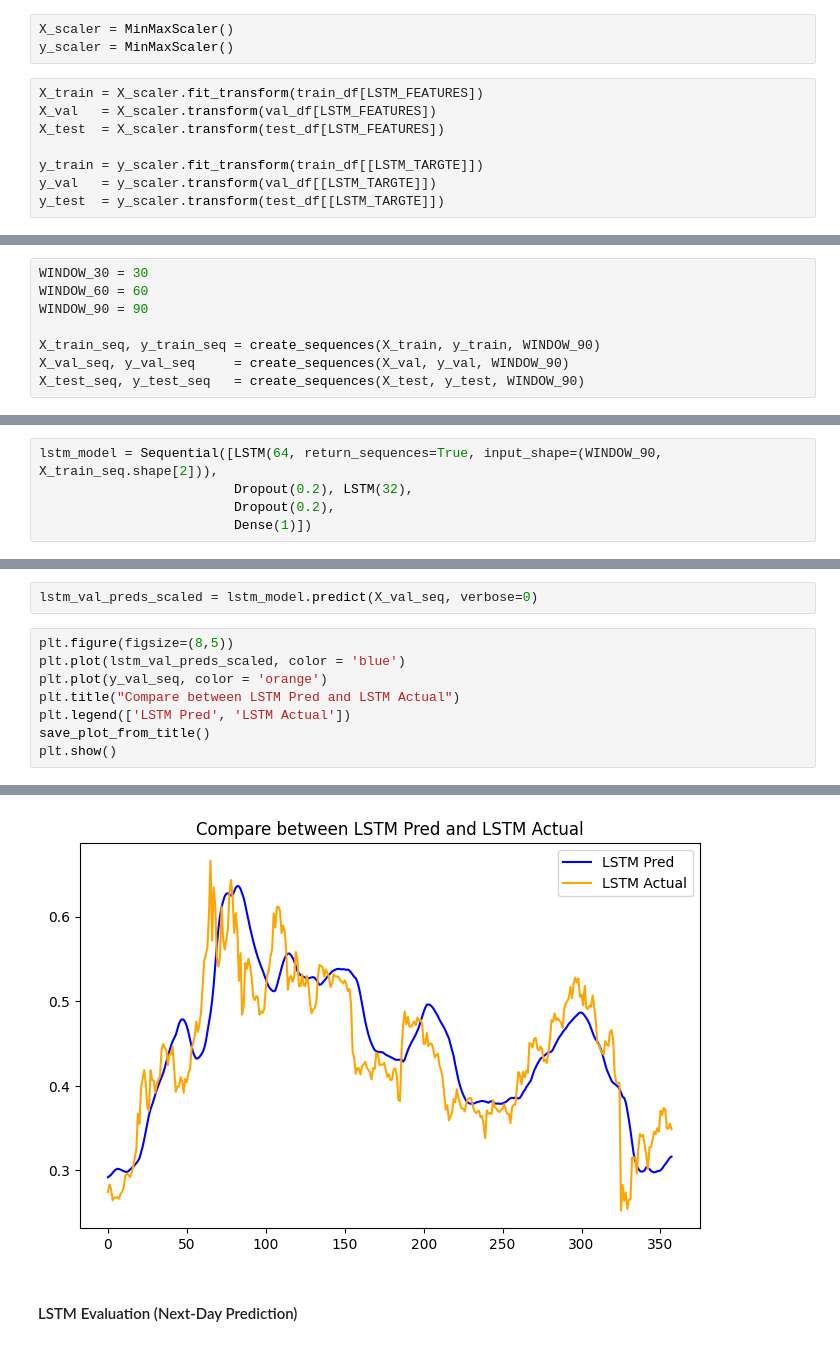
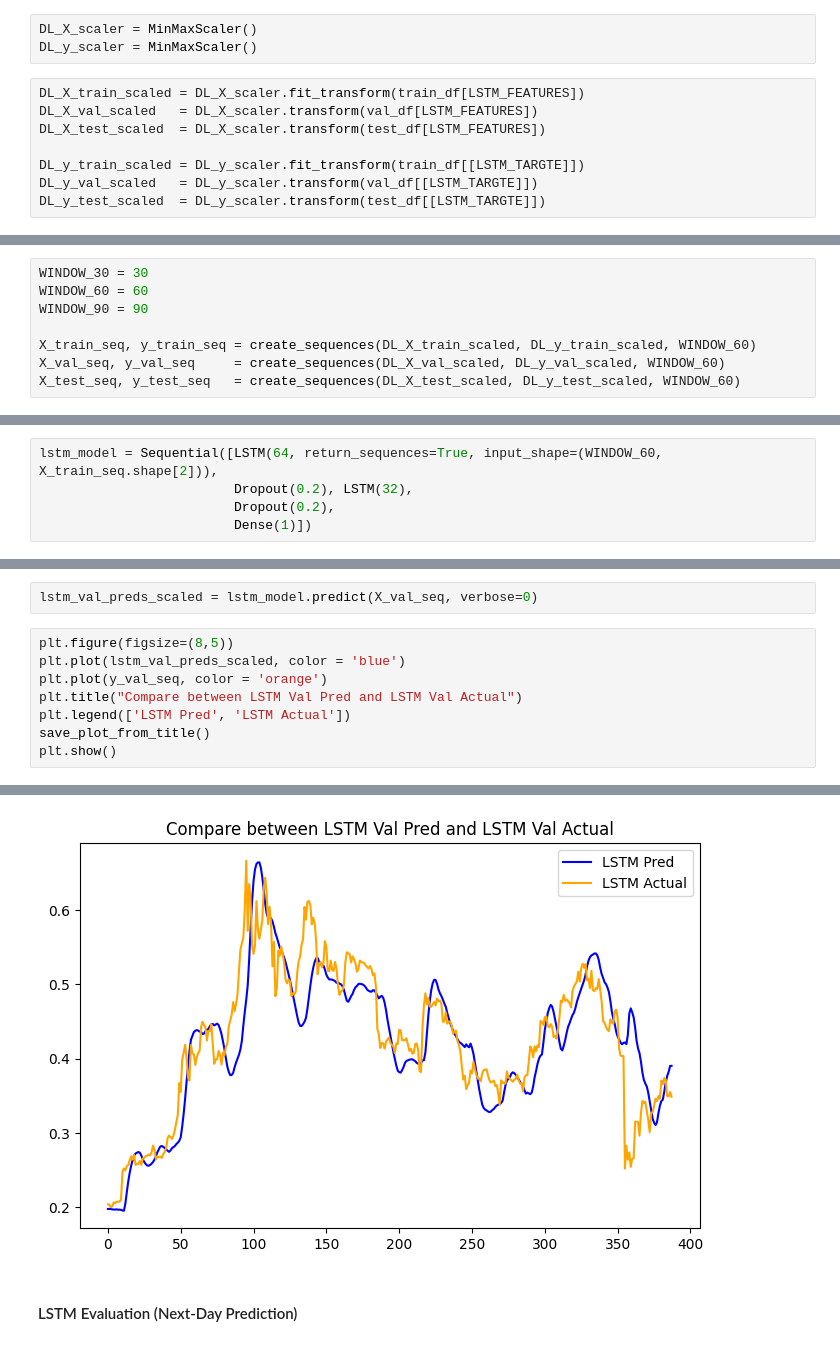
Before and after one commit to naresh5422/crypto-forecasting-project, a Jupyter notebook: notebooks/cryptocurrency_price_forecasting.ipynb, the cells around one changed output, grey strips where cells are left out. Drawn from its saved outputs; the diff is of its cells as text.

```diff
--- a/notebooks/cryptocurrency_price_forecasting.ipynb
+++ b/notebooks/cryptocurrency_price_forecasting.ipynb
@@ -1105,13 +1043,13 @@ train_df = lstm_data.iloc[:train_end]
 val_df   = lstm_data.iloc[train_end:val_end]
 test_df  = lstm_data.iloc[val_end:]
 # %%
-X_scaler = MinMaxScaler()
-y_scaler = MinMaxScaler()
+DL_X_scaler = MinMaxScaler()
+DL_y_scaler = MinMaxScaler()
 # %%
-X_train = X_scaler.fit_transform(train_df[LSTM_FEATURES])
-X_val   = X_scaler.transform(val_df[LSTM_FEATURES])
-X_test  = X_scaler.transform(test_df[LSTM_FEATURES])
+DL_X_train_scaled = DL_X_scaler.fit_transform(train_df[LSTM_FEATURES])
+DL_X_val_scaled   = DL_X_scaler.transform(val_df[LSTM_FEATURES])
+DL_X_test_scaled  = DL_X_scaler.transform(test_df[LSTM_FEATURES])
 
-y_train = y_scaler.fit_transform(train_df[[LSTM_TARGTE]])
-y_val   = y_scaler.transform(val_df[[LSTM_TARGTE]])
-y_test  = y_scaler.transform(test_df[[LSTM_TARGTE]])
+DL_y_train_scaled = DL_y_scaler.fit_transform(train_df[[LSTM_TARGTE]])
+DL_y_val_scaled   = DL_y_scaler.transform(val_df[[LSTM_TARGTE]])
+DL_y_test_scaled  = DL_y_scaler.transform(test_df[[LSTM_TARGTE]])
@@ -1148,13 +1064,13 @@ WINDOW_30 = 30
 WINDOW_60 = 60
 WINDOW_90 = 90
 
-X_train_seq, y_train_seq = create_sequences(X_train, y_train, WINDOW_90)
-X_val_seq, y_val_seq     = create_sequences(X_val, y_val, WINDOW_90)
-X_test_seq, y_test_seq   = create_sequences(X_test, y_test, WINDOW_90)
+X_train_seq, y_train_seq = create_sequences(DL_X_train_scaled, DL_y_train_scaled, WINDOW_60)
+X_val_seq, y_val_seq     = create_sequences(DL_X_val_scaled, DL_y_val_scaled, WINDOW_60)
+X_test_seq, y_test_seq   = create_sequences(DL_X_test_scaled, DL_y_test_scaled, WINDOW_60)
 # %% [markdown]
 #### LSTM Architecture
 # %%
-lstm_model = Sequential([LSTM(64, return_sequences=True, input_shape=(WINDOW_90, X_train_seq.shape[2])),
+lstm_model = Sequential([LSTM(64, return_sequences=True, input_shape=(WINDOW_60, X_train_seq.shape[2])),
                          Dropout(0.2), LSTM(32),
                          Dropout(0.2),
                          Dense(1)])
@@ -1221,7 +1137,7 @@ lstm_val_preds_scaled = lstm_model.predict(X_val_seq, verbose=0)
 plt.figure(figsize=(8,5))
 plt.plot(lstm_val_preds_scaled, color = 'blue')
 plt.plot(y_val_seq, color = 'orange')
-plt.title("Compare between LSTM Pred and LSTM Actual")
+plt.title("Compare between LSTM Val Pred and LSTM Val Actual")
 plt.legend(['LSTM Pred', 'LSTM Actual'])
 save_plot_from_title()
 plt.show()
@@ -1230,4 +1146,4 @@ Saved plot: D:/All_Projects/crypto-forecasting-project/reports/Compare_between_L
-[figure, old version]
+[figure, new version]
 # %% [markdown]
 #### LSTM Evaluation (Next-Day Prediction)
 # %%
```
Also changed, not shown: parts of 118 cells of this notebook, 49 other files.
